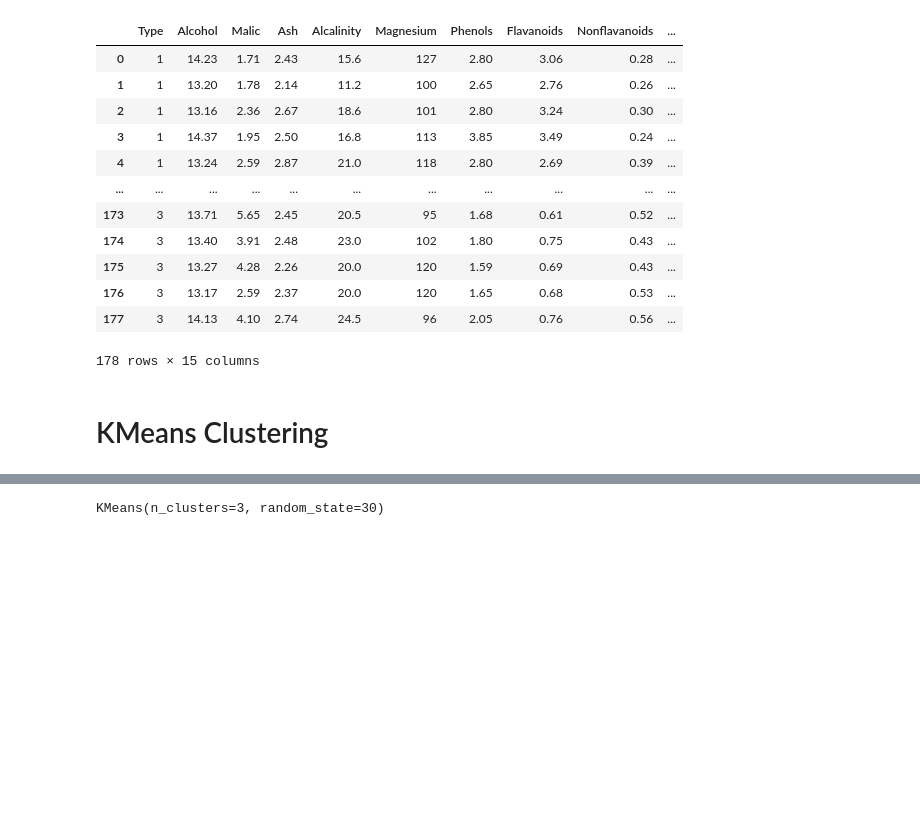
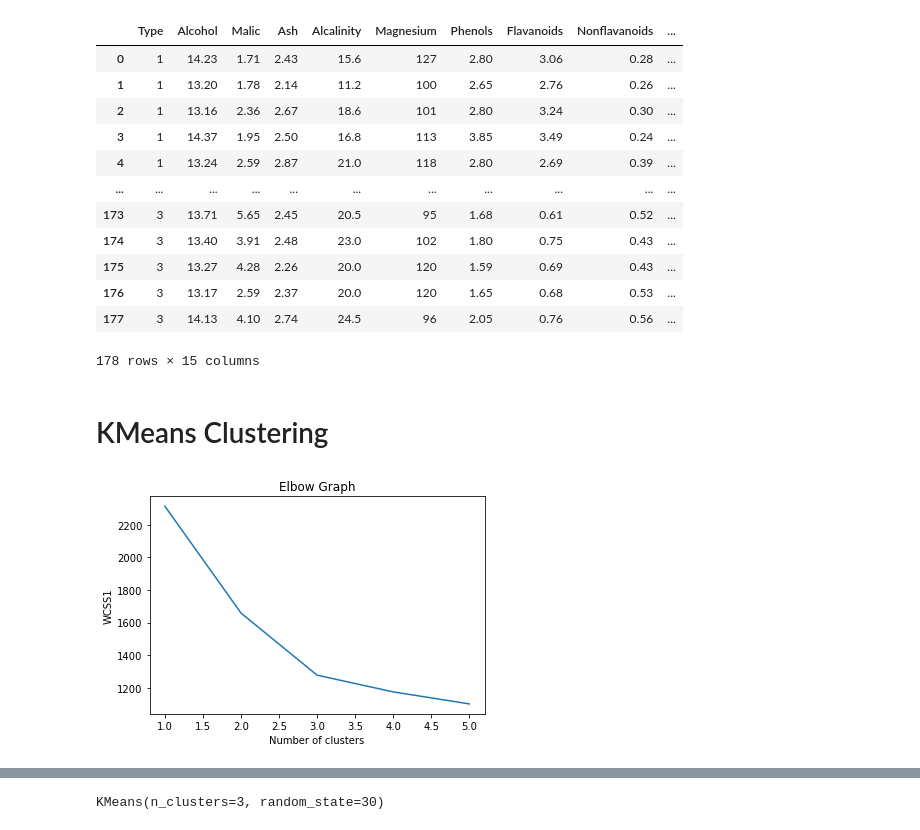
Before and after one commit to tarunmer77/PCA, a Jupyter notebook: wine_PCA.ipynb, the cells around one changed output, grey strips where cells are left out. Drawn from its saved outputs; the diff is of its cells as text; code cells hidden in the pictures; blank space fills up the shorter version.

```diff
--- a/wine_PCA.ipynb
+++ b/wine_PCA.ipynb
@@ -235,8 +253,16 @@ from sklearn.cluster import KMeans
 # %%
-# within cluster sum of squares criterion
-wcss = []
+# without PCA
+wcss1 = []
 for i in range(1,6):
     kmeans = KMeans(n_clusters=i,random_state=2)
     kmeans.fit(df_norm)
-    wcss.append(kmeans.inertia_)
+    wcss1.append(kmeans.inertia_)
+
+plt.plot(range(1,6),wcss1)
+plt.title('Elbow Graph')
+plt.xlabel('Number of clusters')
+plt.ylabel('WCSS1')
+plt.show()
+# %% [output]
+[figure, added]
 # %%
```
Also changed, not shown: parts of 13 cells of this notebook.
